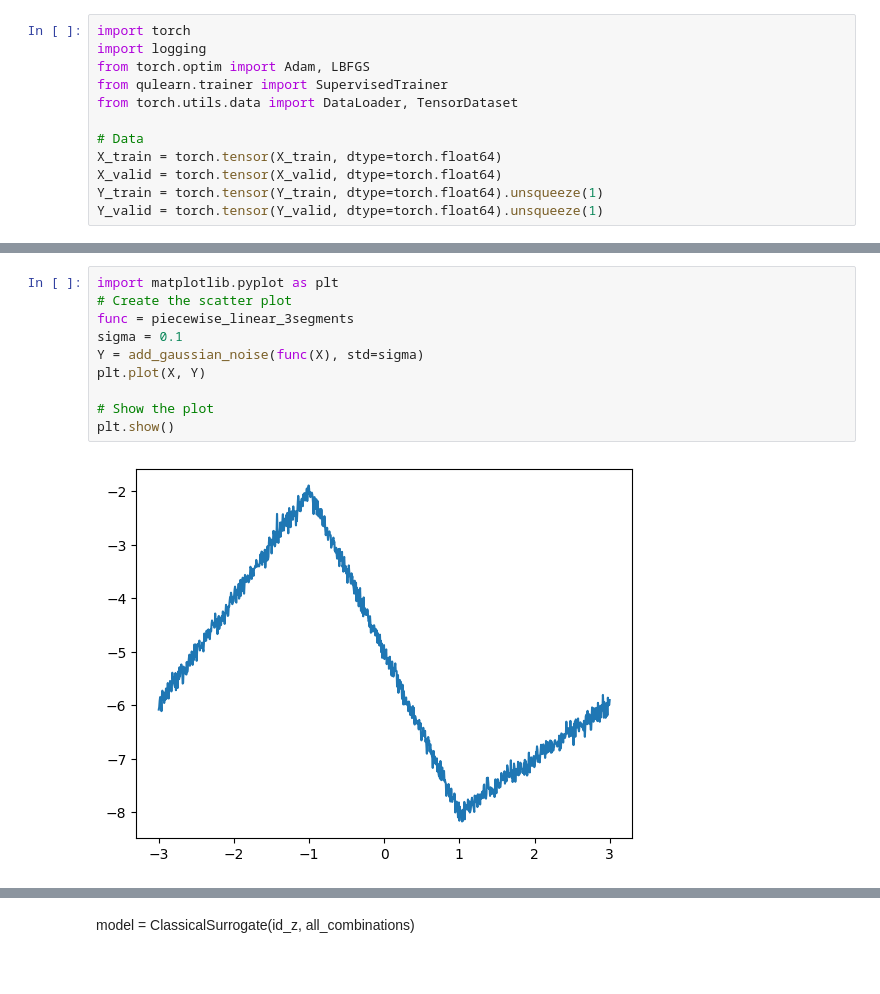
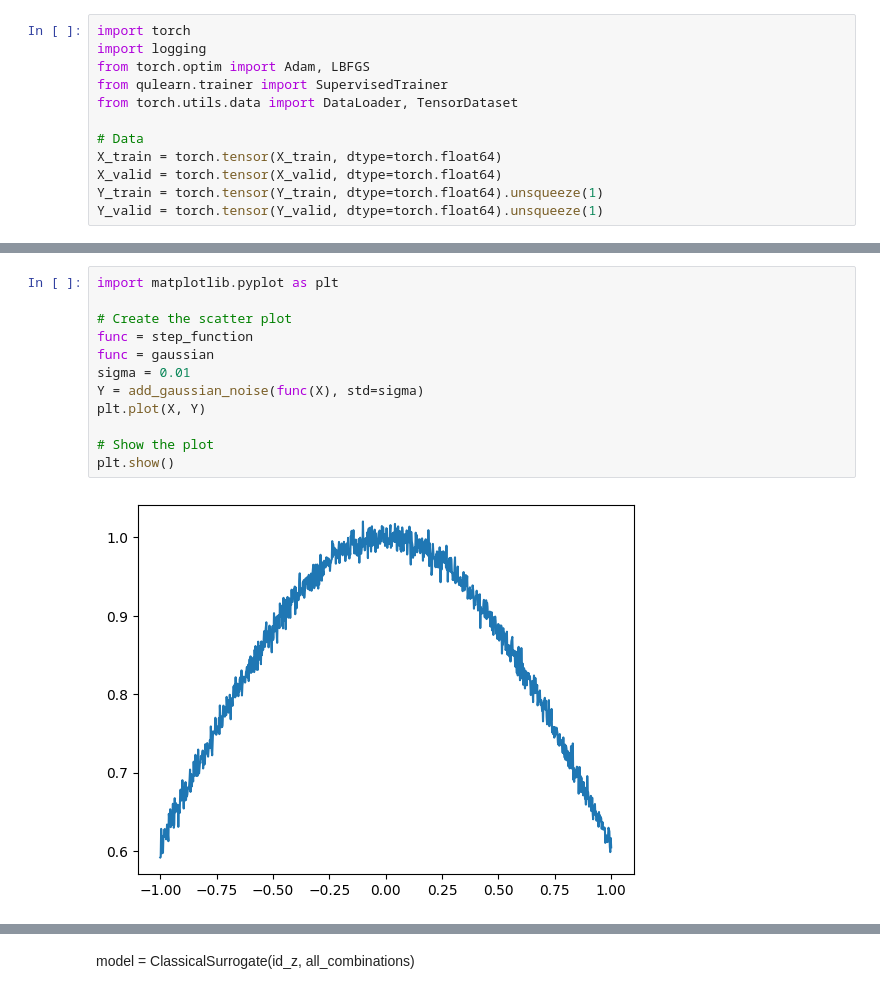
Before and after one commit to MazenAli/QuLearn, a Jupyter notebook: scratch/scratch2.ipynb, the cells around one changed output, grey strips where cells are left out. Saved outputs shown, nothing was run; the diff lists cells and outputs as text.

```diff
--- a/scratch/scratch2.ipynb
+++ b/scratch/scratch2.ipynb
@@ -783,16 +1597,18 @@ def high_low(X, low=1.0, high=30.0):
 Y_high_low = add_gaussian_noise(high_low(X))
 # %%
 import matplotlib.pyplot as plt
+
 # Create the scatter plot
-func = piecewise_linear_3segments
-sigma = 0.1
+func = step_function
+func = gaussian
+sigma = 0.01
 Y = add_gaussian_noise(func(X), std=sigma)
 plt.plot(X, Y)
 
 # Show the plot
 plt.show()
 # %% [output]
-[figure, old version]
+[figure, new version]
 # %%
 import torch
 import logging
```
Also changed, not shown: parts of 55 cells of this notebook, 2 other files.
